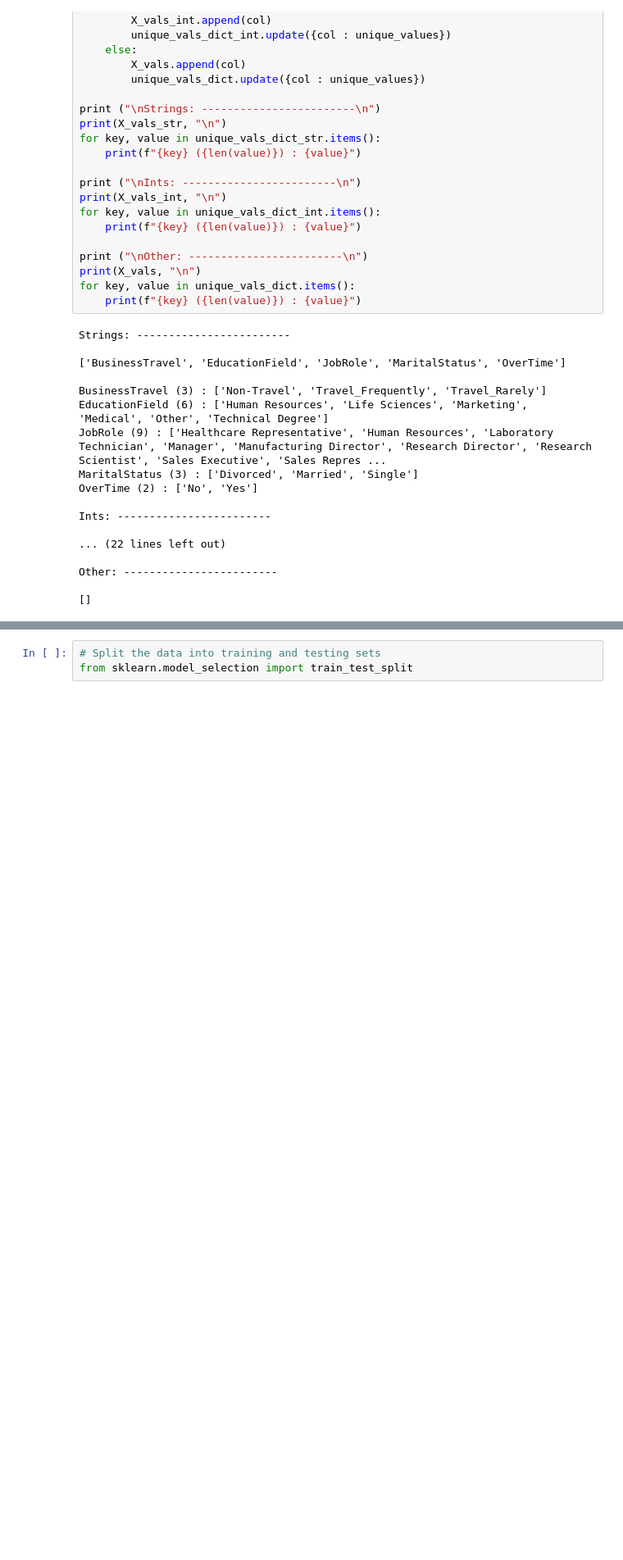
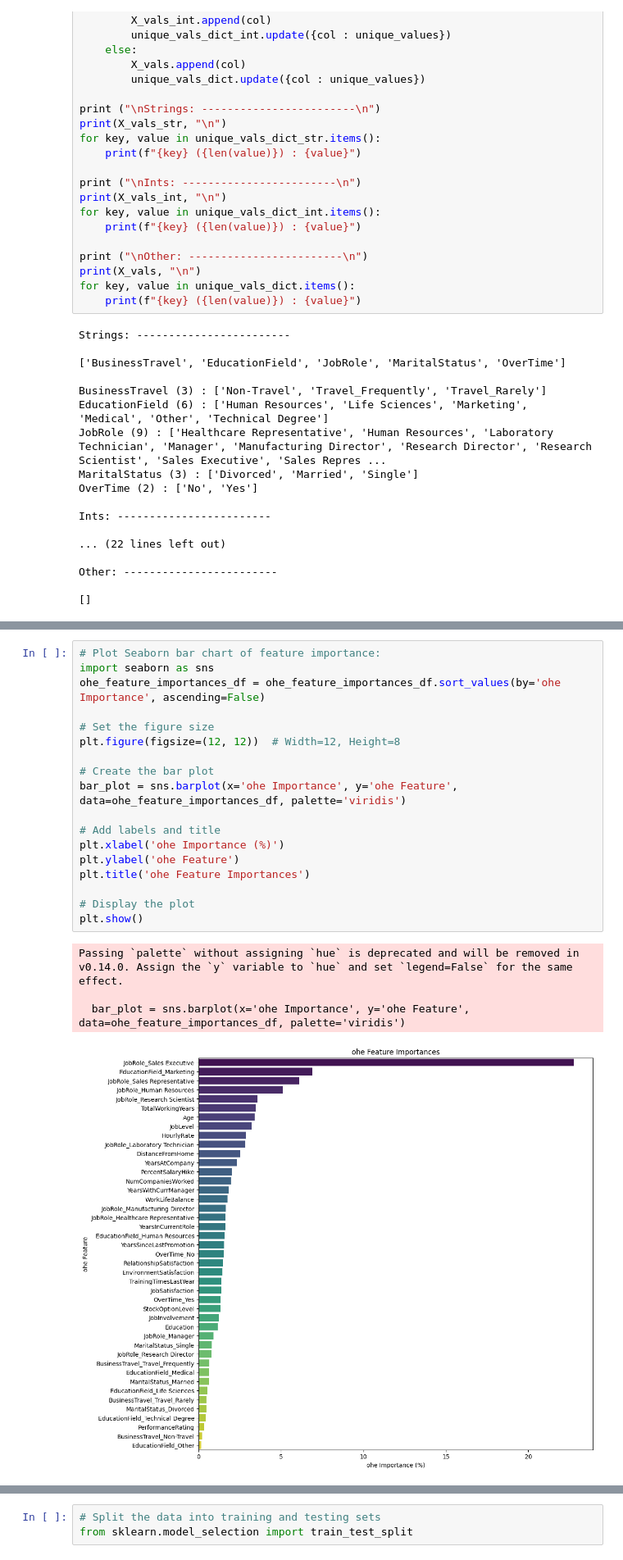
Before and after one commit to willablackmon/attrition_multibranch_neural_network, a Jupyter notebook: attrition.ipynb, the cells around one changed output, grey strips where cells are left out. Shown at 82% size. Drawn from its saved outputs; the diff is of its cells as text; blank space fills up the shorter version.

```diff
--- a/attrition.ipynb
+++ b/attrition.ipynb
@@ -217,0 +443,23 @@ display(X_df.head())
+# %%
+# Plot Seaborn bar chart of feature importance:
+import seaborn as sns
+ohe_feature_importances_df = ohe_feature_importances_df.sort_values(by='ohe Importance', ascending=False)
+
+# Set the figure size
+plt.figure(figsize=(12, 12))  # Width=12, Height=8
+
+# Create the bar plot
+bar_plot = sns.barplot(x='ohe Importance', y='ohe Feature', data=ohe_feature_importances_df, palette='viridis')
+
+# Add labels and title
+plt.xlabel('ohe Importance (%)')
+plt.ylabel('ohe Feature')
+plt.title('ohe Feature Importances')
+
+# Display the plot
+plt.show()
+# %% [output]
+Passing `palette` without assigning `hue` is deprecated and will be removed in v0.14.0. Assign the `y` variable to `hue` and set `legend=False` for the same effect.
+
+  bar_plot = sns.barplot(x='ohe Importance', y='ohe Feature', data=ohe_feature_importances_df, palette='viridis')
+[figure, added]
```
Also changed, not shown: parts of 24 cells of this notebook.
